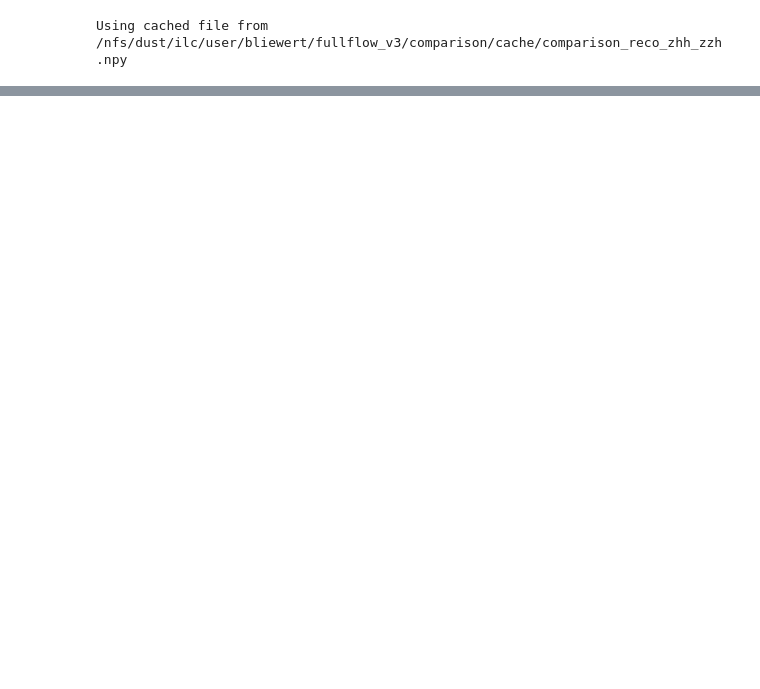
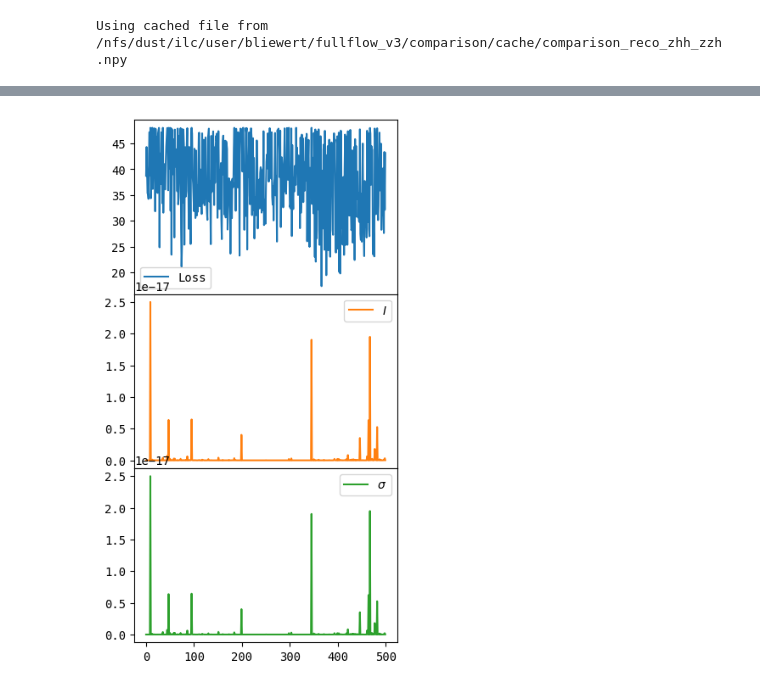
Before and after one commit to nVentis/MEM_HEP, a Jupyter notebook: notebooks/iflow_mem.ipynb, the cells around one changed output, grey strips where cells are left out. Saved outputs shown, nothing was run; the diff lists cells and outputs as text; code cells hidden in the pictures; blank space fills up the shorter version.

```diff
--- a/notebooks/iflow_mem.ipynb
+++ b/notebooks/iflow_mem.ipynb
@@ -307,0 +265,17 @@ Error:
+# %%
+from analysis.plot_matplotlib import get_colorpalette
+
+palette = get_colorpalette()
+fig, ax = plt.subplots(3, 1, figsize=(4,8), gridspec_kw={'hspace': 0, 'wspace': 0})
+ax[0].plot(np.arange(len(losses)), losses, label=r'Loss', color=palette[0])
+ax[0].set_xlabel(r'Epoch')
+
+ax[1].plot(np.arange(len(means)), means, label=r'$I$', color=palette[1])
+ax[2].plot(np.arange(len(stddevs)), stddevs,label=r'$\sigma$', color=palette[2])
+
+for i in range(len(ax)):
+    ax[i].legend(loc='best')
+
+#print(f'Estimate: {nis.evaluate()}')
+# %% [output]
+[figure, added]
```
Also changed, not shown: parts of 8 cells of this notebook, 1 other file.
